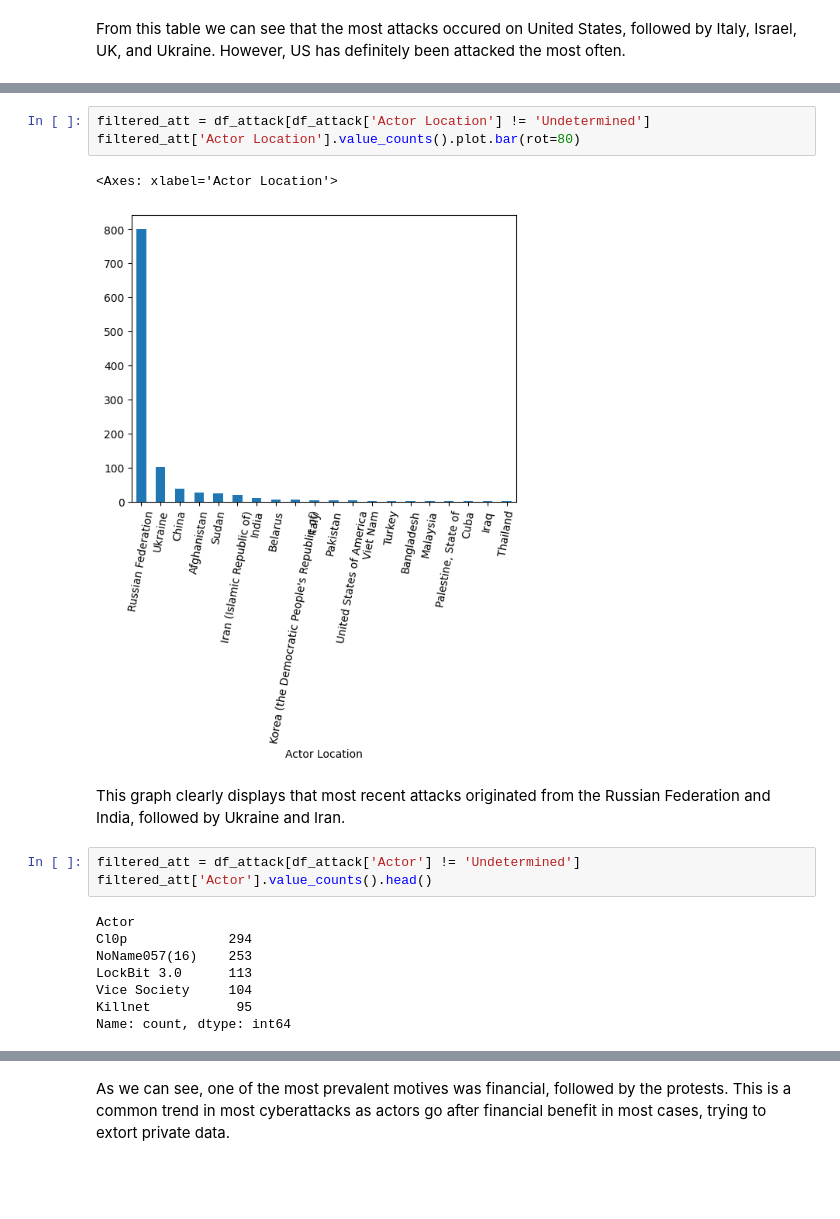
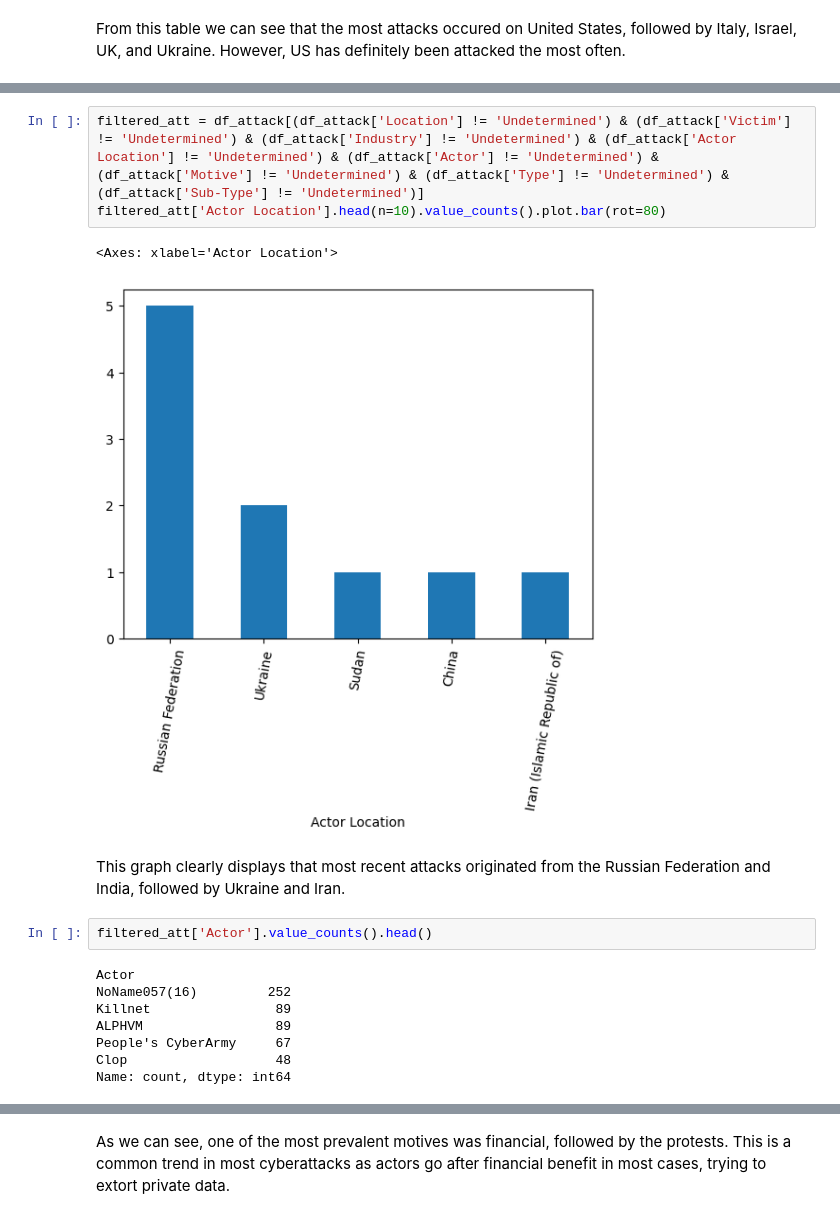
Before and after one commit to Sof0-0/CMPS3160_Project_CyberAttacks, a Jupyter notebook: DSProject.ipynb, the cells around one changed output, grey strips where cells are left out. Saved outputs shown, nothing was run; the diff lists cells and outputs as text; blank space fills up the shorter version.

```diff
--- a/DSProject.ipynb
+++ b/DSProject.ipynb
@@ -314,21 +335,20 @@ df_attack['Industry'].value_counts().plot.bar(rot=85) # Figure out how to cut lo
 # %%
-filtered_att = df_attack[df_attack['Actor Location'] != 'Undetermined']
-filtered_att['Actor Location'].value_counts().plot.bar(rot=80)
+filtered_att = df_attack[(df_attack['Location'] != 'Undetermined') & (df_attack['Victim'] != 'Undetermined') & (df_attack['Industry'] != 'Undetermined') & (df_attack['Actor Location'] != 'Undetermined') & (df_attack['Actor'] != 'Undetermined') & (df_attack['Motive'] != 'Undetermined') & (df_attack['Type'] != 'Undetermined') & (df_attack['Sub-Type'] != 'Undetermined')]
+filtered_att['Actor Location'].head(n=10).value_counts().plot.bar(rot=80)
 # %% [output]
 <Axes: xlabel='Actor Location'>
-[figure, old version]
+[figure, new version]
 # %% [markdown]
 This graph clearly displays that most recent attacks originated from the Russian Federation and India, followed by Ukraine and Iran.
 # %%
-filtered_att = df_attack[df_attack['Actor'] != 'Undetermined']
 filtered_att['Actor'].value_counts().head()
 # %% [output]
 Actor
-Cl0p             294
-NoName057(16)    253
-LockBit 3.0      113
-Vice Society     104
-Killnet           95
+NoName057(16)         252
+Killnet                89
+ALPHVM                 89
+People's CyberArmy     67
+Clop                   48
 Name: count, dtype: int64
 # %%
 filtered_att['Motive'].value_counts().plot.bar(rot=85)
```
Also changed, not shown: parts of 14 cells of this notebook, 1 other file.
